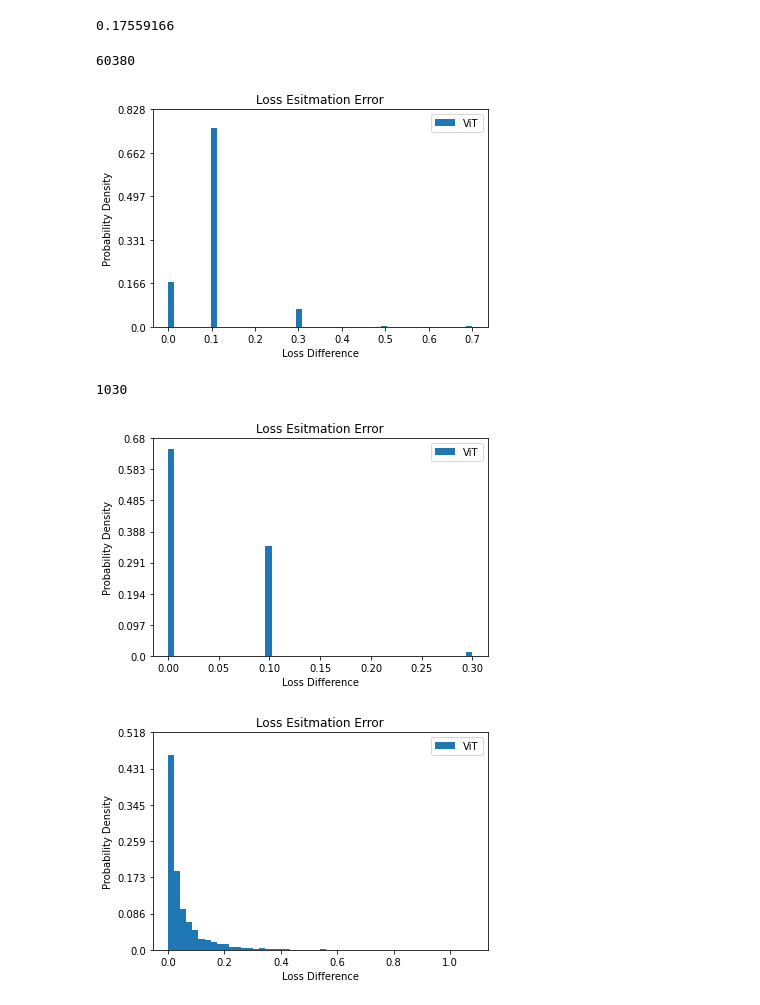
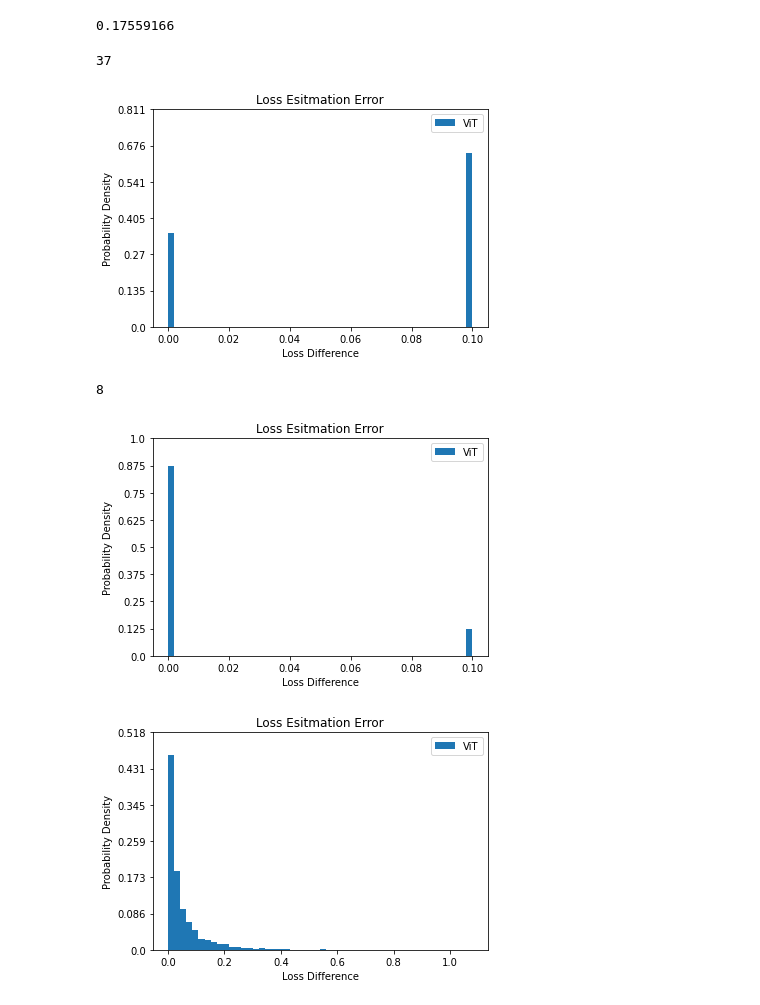
Before and after one commit to susanbao/pytorch-segmentation, a Jupyter notebook: estimated_loss_analysis.ipynb, the cells around one changed output. Drawn from its saved outputs; the diff is of its cells as text; code cells hidden in the pictures.

```diff
--- a/estimated_loss_analysis.ipynb
+++ b/estimated_loss_analysis.ipynb
@@ -184,21 +180,21 @@ val_loss[val_estimated_loss>0.01].mean()
 # %% [output]
 0.17559166
 # %%
-loc_larger = np.where(val_loss>1)
+loc_larger = np.where(val_loss>8)
 print(len(loc_larger[0]))
 loc_larger_estimated_loss = val_estimated_loss[loc_larger]
 display_data_hist(loc_larger_estimated_loss)
 # %% [output]
-60380
+37
-[figure, old version]
+[figure, new version]
 # %%
-loc_larger = np.where(val_loss>5)
+loc_larger = np.where(val_loss>9)
 print(len(loc_larger[0]))
 loc_larger_estimated_loss = val_estimated_loss[loc_larger]
 display_data_hist(loc_larger_estimated_loss)
 # %% [output]
-1030
+8
-[figure, old version]
+[figure, new version]
 # %%
 val_loss = np_read("/workspace/pytorch-segmentation/pro_data/PSPNet_VOC/val/image_split_2_2_true_losses.npy")
 display_data_hist(val_loss)
```
Also changed, not shown: parts of 2 cells of this notebook, 2 other files.
